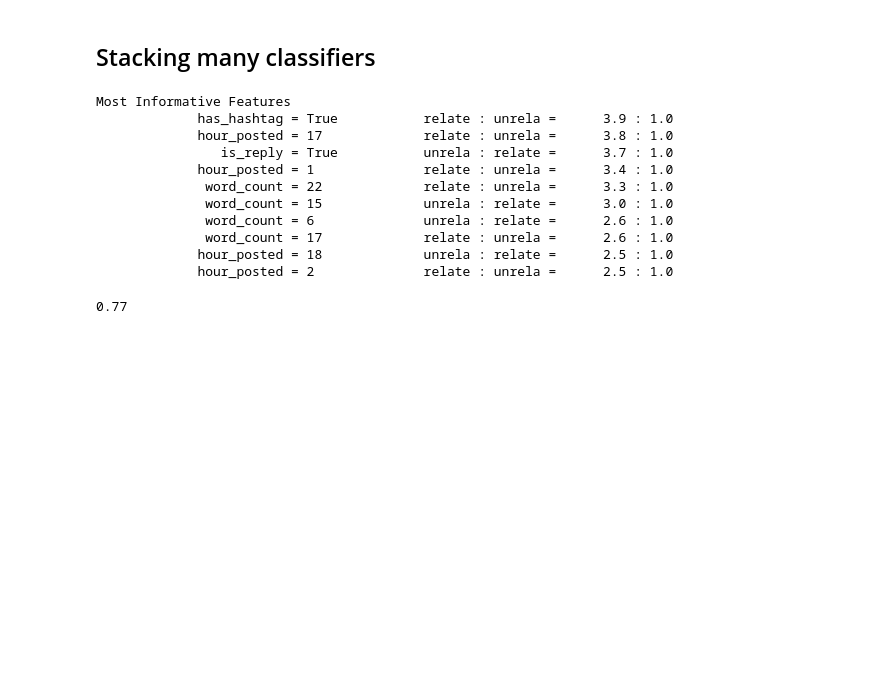
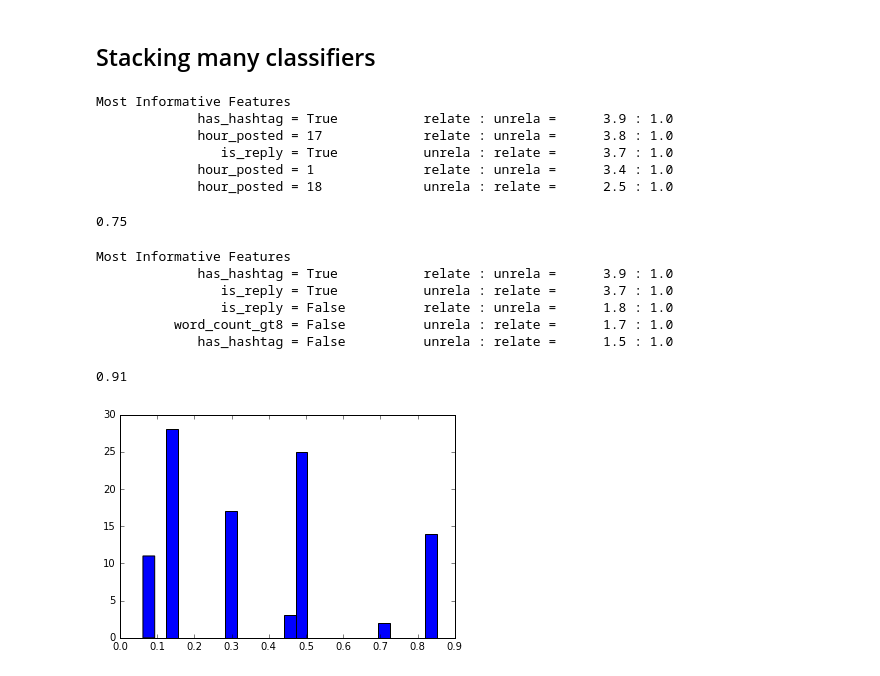
Before and after one commit to cmoad/hackathon, a Jupyter notebook: Hackathon.ipynb, the cells around one changed output. Drawn from its saved outputs; the diff is of its cells as text; code cells hidden in the pictures; blank space fills up the shorter version.

Commit message:
completed nltk work

```diff
--- a/Hackathon.ipynb
+++ b/Hackathon.ipynb
@@ -110,0 +111,9 @@ Most Informative Features
+# %%
+def relevance_features(doc):
+    return {'word_count_gt8': len(doc['text'].split()) > 8}
+
+featuresets = [(relevance_features(docsTrainDict[doc_id]), relevance) for (doc_id, relevance) in labeled_ids]
+train_set, test_set = featuresets[:100], featuresets[100:]
+classifier = nltk.NaiveBayesClassifier.train(train_set)
+
+classifier.show_most_informative_features(10)
@@ -117,7 +130,7 @@ nltk.classify.accuracy(classifier, test_set)
 # %%
 def relevance_features(doc):
     return {
-        'word_count': len(doc['text'].split()),
+        'word_count_gt8': len(doc['text'].split()) > 8,
         'has_hashtag': len(doc['entities']['hashtags']) > 0,
         'is_reply': bool(doc['in_reply_to_user_id']),
         'hour_posted': datetime.datetime.fromtimestamp(long(doc['timestamp_ms'])/1000.0).hour,
@@ -126,21 +139,45 @@ def relevance_features(doc):
 featuresets = [(relevance_features(docsTrainDict[doc_id]), relevance) for (doc_id, relevance) in labeled_ids]
 train_set, test_set = featuresets[:100], featuresets[100:]
 classifier = nltk.NaiveBayesClassifier.train(train_set)
+
+classifier.show_most_informative_features(5)
+# %% [output]
+Most Informative Features
+             has_hashtag = True           relate : unrela =      3.9 : 1.0
+             hour_posted = 17             relate : unrela =      3.8 : 1.0
+                is_reply = True           unrela : relate =      3.7 : 1.0
+             hour_posted = 1              relate : unrela =      3.4 : 1.0
+             hour_posted = 18             unrela : relate =      2.5 : 1.0
-# %%
-classifier.show_most_informative_features(10)
-# %% [output]
-Most Informative Features
-             has_hashtag = True           relate : unrela =      3.9 : 1.0
-             hour_posted = 17             relate : unrela =      3.8 : 1.0
-                is_reply = True           unrela : relate =      3.7 : 1.0
-             hour_posted = 1              relate : unrela =      3.4 : 1.0
-              word_count = 22             relate : unrela =      3.3 : 1.0
-              word_count = 15             unrela : relate =      3.0 : 1.0
-              word_count = 6              unrela : relate =      2.6 : 1.0
-              word_count = 17             relate : unrela =      2.6 : 1.0
-             hour_posted = 18             unrela : relate =      2.5 : 1.0
-             hour_posted = 2              relate : unrela =      2.5 : 1.0
+# %%
+# Hour posted causes overfitting and reduces accuracy
+nltk.classify.accuracy(classifier, test_set)
+# %% [output]
+0.75
+# %%
+def relevance_features(doc):
+    return {
+        'word_count_gt8': len(doc['text'].split()) > 8,
+        'has_hashtag': len(doc['entities']['hashtags']) > 0,
+        'is_reply': bool(doc['in_reply_to_user_id']),
+    }
+
+featuresets = [(relevance_features(docsTrainDict[doc_id]), relevance) for (doc_id, relevance) in labeled_ids]
+train_set, test_set = featuresets[:100], featuresets[100:]
+classifier = nltk.NaiveBayesClassifier.train(train_set)
+
+classifier.show_most_informative_features(5)
+# %% [output]
+Most Informative Features
+             has_hashtag = True           relate : unrela =      3.9 : 1.0
+                is_reply = True           unrela : relate =      3.7 : 1.0
+                is_reply = False          relate : unrela =      1.8 : 1.0
+          word_count_gt8 = False          unrela : relate =      1.7 : 1.0
+             has_hashtag = False          unrela : relate =      1.5 : 1.0
 # %%
 nltk.classify.accuracy(classifier, test_set)
 # %% [output]
-0.77
+0.91
+# %%
+hist = plt.hist(sorted([classifier.prob_classify(x[0]).prob('related') for x in test_set]), bins=25)
+# %% [output]
+[figure, added]
```
Also changed, not shown: parts of 16 cells of this notebook.
